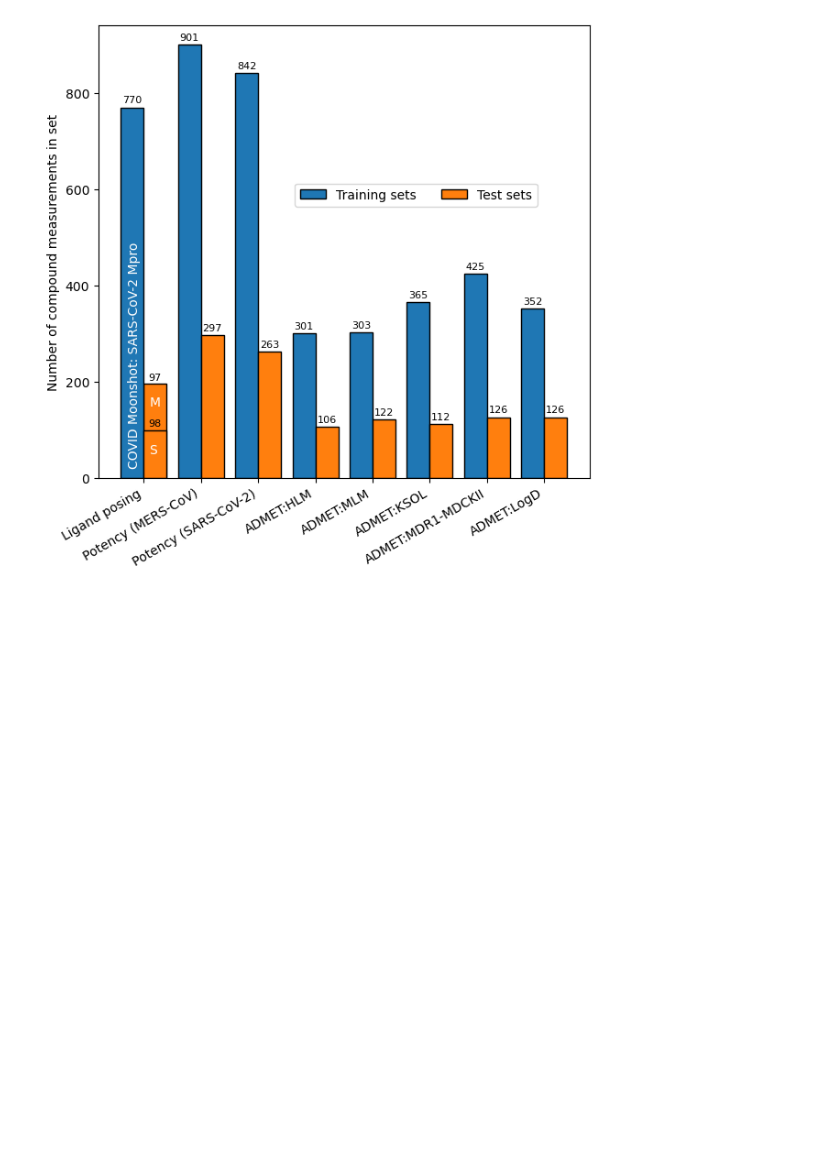
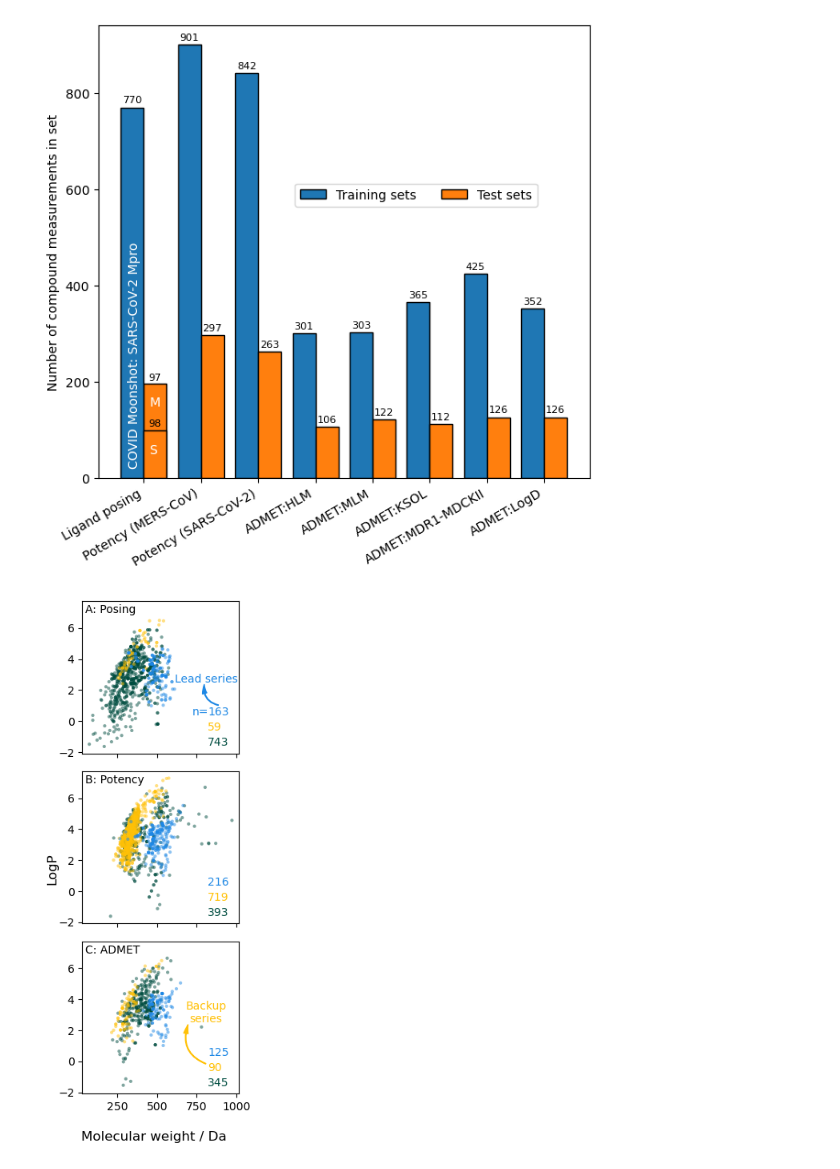
Before and after one commit to asapdiscovery/asap-polaris-blind-challenge-examples, a Jupyter notebook: paper/notebooks/03. Analyze Quantities.ipynb, the cells around one changed output. Cells and saved outputs as stored; diff of their text form; code cells hidden in the pictures; blank space fills up the shorter version.

Commit message:
chemical series decomposition

```diff
--- a/paper/notebooks/03. Analyze Quantities.ipynb
+++ b/paper/notebooks/03. Analyze Quantities.ipynb
@@ -175,0 +180,65 @@ plt.show()
+# %%
+from rdkit import Chem
+from rdkit.Chem.rdMolDescriptors import CalcExactMolWt, CalcCrippenDescriptors
+
+f, axes = plt.subplots(3, 1, figsize=(3, 7), sharex=True, sharey=True)
+
+leadseries = Chem.MolFromSmiles("O=C1CCCN1c(cnc2)c3c2cccc3")
+backupseries = Chem.MolFromSmiles("NC(CC1=CN=CC2=CC=CC=C12)=O")
+
+lead_color = "#1E88E5"
+backup_color = "#FFC107"
+misc_color = "#004D40"
+for subchallenge_df, subchallenge_name, ax in zip(
+    [df_poses, df_potency, df_admet],
+    ["A: Posing", "B: Potency", "C: ADMET"],
+    axes
+    ):
+    leadseries_weights = []
+    leadseries_logps = []
+
+    backupseries_weights = []
+    backupseries_logps = []
+
+    misc_weights = []
+    misc_logps = []
+    for smi in subchallenge_df["CXSMILES"].values:
+        mol = Chem.MolFromSmiles(smi)
+        if mol.HasSubstructMatch(leadseries):
+            leadseries_weights.append(CalcExactMolWt(mol))
+            leadseries_logps.append(CalcCrippenDescriptors(mol)[0])
+        elif mol.HasSubstructMatch(backupseries):
+            backupseries_weights.append(CalcExactMolWt(mol))
+            backupseries_logps.append(CalcCrippenDescriptors(mol)[0])
+        else:
+            misc_weights.append(CalcExactMolWt(mol))
+            misc_logps.append(CalcCrippenDescriptors(mol)[0])
+
+    ax.scatter(misc_weights, misc_logps, alpha=0.5, s=9, color=misc_color, edgecolors='none', label="Miscellaneous")
+    ax.scatter(backupseries_weights, backupseries_logps, alpha=0.5, s=9, color=backup_color, edgecolors='none', label="Backup series")
+    ax.scatter(leadseries_weights, leadseries_logps, alpha=0.5, s=9, color=lead_color, edgecolors='none', label="Lead series")
+
+    # annotate with top-left panel identifier and set sizes
+    ax.annotate(subchallenge_name, xy=(0.02, 0.92), xycoords="axes fraction")
+    ax.annotate(f"{len(leadseries_weights)}", xy=(0.8, 0.25), xycoords="axes fraction", color=lead_color)
+    ax.annotate(f"{len(backupseries_weights)}", xy=(0.8, 0.15), xycoords="axes fraction", color=backup_color)
+    ax.annotate(f"{len(misc_weights)}", xy=(0.8, 0.05), xycoords="axes fraction", color=misc_color)
+axes[0].annotate("n=", xy=(0.7, 0.25), xycoords="axes fraction", color=lead_color)
+f.supxlabel("Molecular weight / Da", x=0.55)
+f.supylabel("LogP", x=0.1)
+
+# curly arrows
+style = "Simple, tail_width=0.5, head_width=4, head_length=8"
+axes[0].add_patch(patches.FancyArrowPatch((900, 1), (800,2.5),
+                             connectionstyle="arc3,rad=-.5", **dict(arrowstyle=style, color=lead_color)))
+axes[0].annotate("Lead series", xy=(610, 2.5), color=lead_color)
+
+axes[2].add_patch(patches.FancyArrowPatch((820, -0.2), (700,2.5),
+                             connectionstyle="arc3,rad=-.5", **dict(arrowstyle=style, color=backup_color)))
+axes[2].annotate("Backup\nseries", xy=(810, 2.5), color=backup_color, ha="center")
+
+plt.tight_layout()
+plt.savefig("subchallenge_physprops.png", dpi=300
+            )
+# %% [output]
+[figure, added]
```
Also changed, not shown: parts of 1 cell of this notebook, 4 other files.
